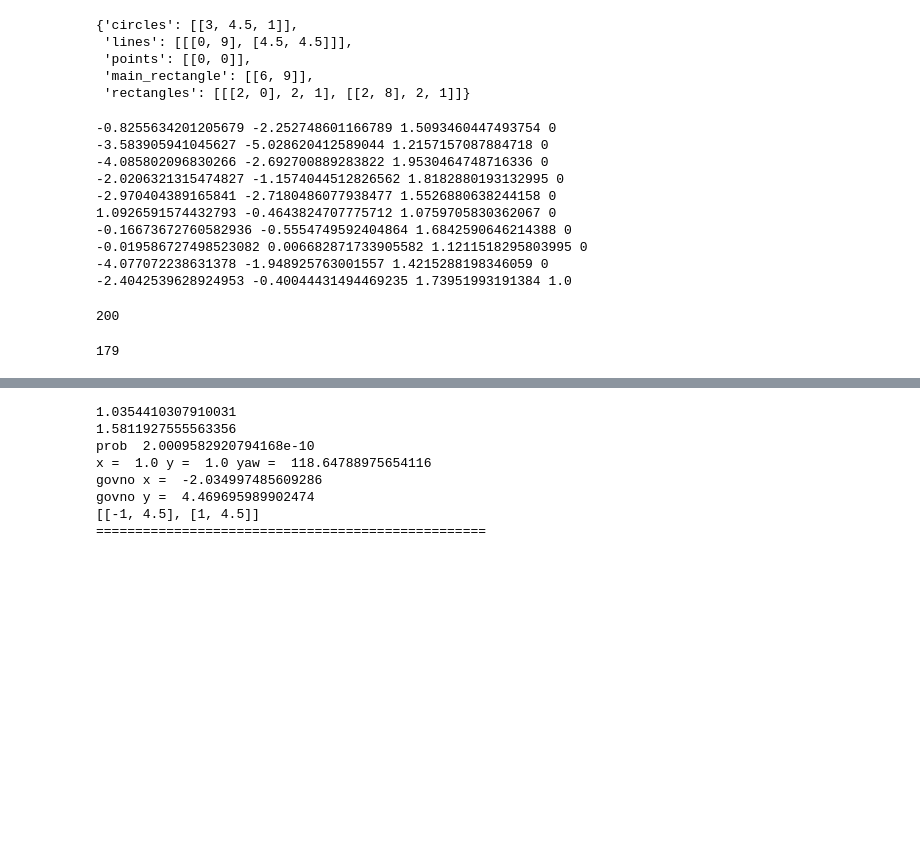
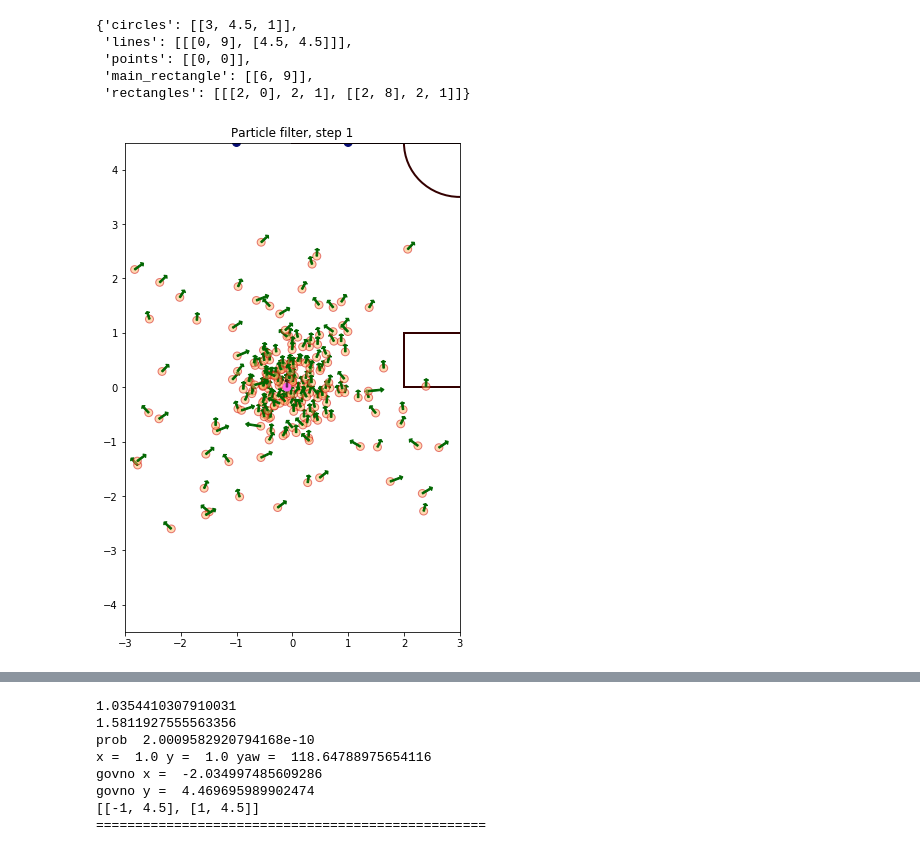
Before and after one commit to StarkitRobots/kondo_mv, a Jupyter notebook: localization/experiments/filter_for_micropython.ipynb, the cells around one changed output, grey strips where cells are left out. Drawn from its saved outputs; the diff is of its cells as text; code cells hidden in the pictures; blank space fills up the shorter version.

```diff
--- a/localization/experiments/filter_for_micropython.ipynb
+++ b/localization/experiments/filter_for_micropython.ipynb
@@ -114,11 +114,11 @@ class Robot(Field):
         y = 0.0
         orientation = 0.0
         for i in range(len(particles)):
-            x += particles[i][0].x #* particles[i][1]
-            y += particles[i][0].y #* particles[i][1]
+            x += particles[i][0].x * particles[i][1]
+            y += particles[i][0].y * particles[i][1]
             orientation += particles[i][0].orientation * particles[i][1]
-        self.x = x/len(particles)
-        self.y = y/len(particles)
+        self.x = x
+        self.y = y
         self.orientation = orientation
 
     def return_coord(self):
@@ -144,6 +144,7 @@ class ParticleFilter():
             x = Robot((random.random()-0.5)*field.w_width, (random.random()-0.5)*field.w_length, random.random()*math.pi*2)
             #x.set_noise(forward_noise, turn_noise, 0)
             self.p.append([x,0])
+        self.myrobot.update_coord(self.p)
 
     def gen_particles(self):
         self.p = []
@@ -217,13 +218,13 @@ class ParticleFilter():
         for el in new_particles:
             p_tmp.append([self.p[el][0],w[el]*new_particles[el]])
 
-        new_particles = self.gen_n_particles_robot(self.n - len(p_tmp))
         S = 0
         for i in range(len(p_tmp)):
             S += p_tmp[i][1]
         for i in range(len(p_tmp)):
             p_tmp[i][1] /= S
         self.myrobot.update_coord(p_tmp)
+        new_particles = self.gen_n_particles_robot(self.n - len(p_tmp))
         p_tmp.extend(new_particles)
         self.p = p_tmp
 # %%
@@ -334,7 +335,9 @@ measurment = [[-1,4.5], [1,4.5]]
 # %%
-for i in range(20):
-    pf.resampling(measurement, landmarks)
+#pf.custom_reset()
+pf.resampling(measurment, landmarks)
 visualization(robot, 1, p, pf.p, factor = 7)
 #m = max(pf.p, key=lambda tup: tup[1])[0]
 #score = max(pf.p, key=lambda tup: tup[1])[1]
 #print(m.x,m.y,m.orientation)
+# %% [output]
+[figure, added]
@@ -343,26 +343,0 @@ pf.p.sort(key=lambda tup: tup[1])
-# %%
-for el in pf.p:
-    print(el[0].x, el[0].y, el[0].orientation, el[1])
-# %% [output]
--0.8255634201205679 -2.252748601166789 1.5093460447493754 0
--3.583905941045627 -5.028620412589044 1.2157157087884718 0
--4.085802096830266 -2.692700889283822 1.9530464748716336 0
--2.0206321315474827 -1.1574044512826562 1.8182880193132995 0
--2.970404389165841 -2.7180486077938477 1.5526880638244158 0
-1.0926591574432793 -0.4643824707775712 1.0759705830362067 0
--0.16673672760582936 -0.5554749592404864 1.6842590646214388 0
--0.019586727498523082 0.006682871733905582 1.1211518295803995 0
--4.077072238631378 -1.948925763001557 1.4215288198346059 0
--2.4042539628924953 -0.40044431494469235 1.73951993191384 1.0
-# %%
-len(pf.p)
-# %% [output]
-200
-# %%
-sum = 0
-for el in pf.p[::-1]:
-    if el[0].y > 0:
-        sum += 1
-sum
-# %% [output]
-179
```
Also changed, not shown: parts of 10 cells of this notebook.
